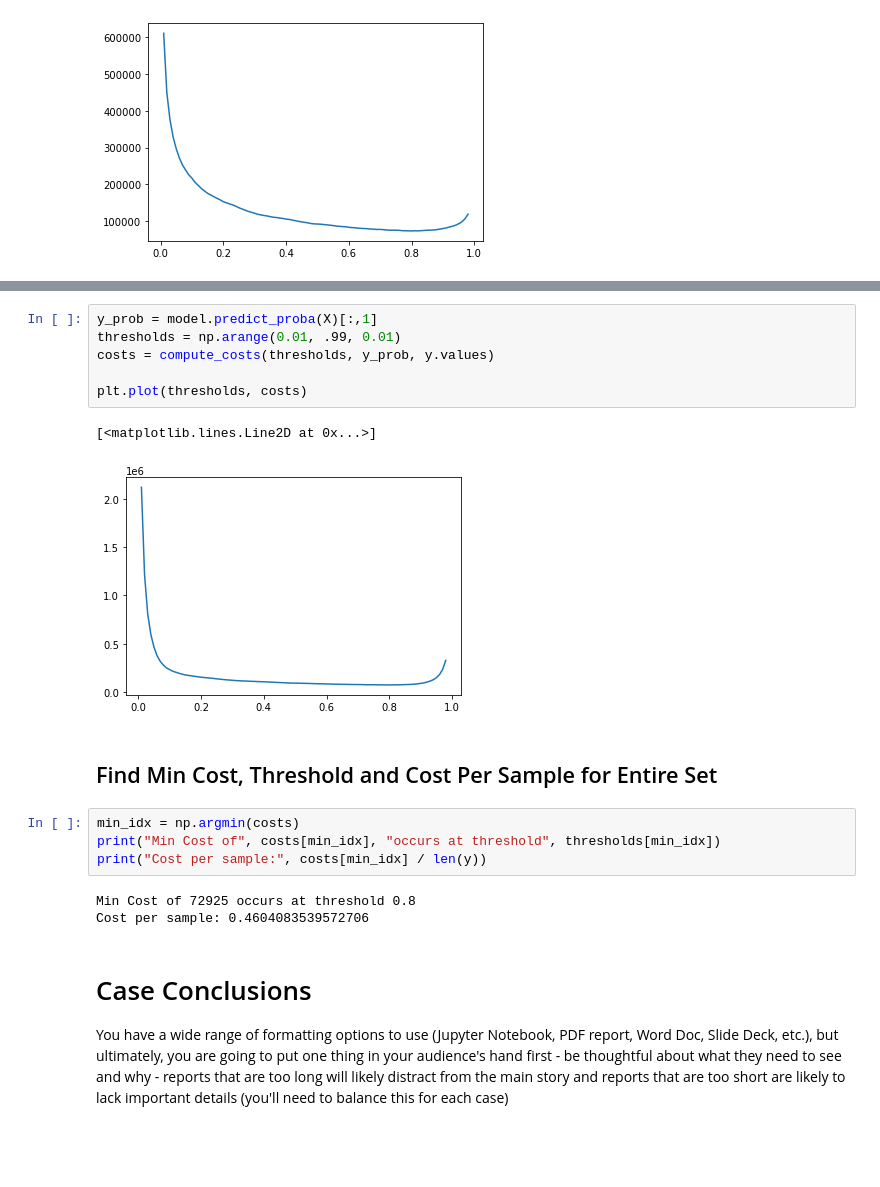
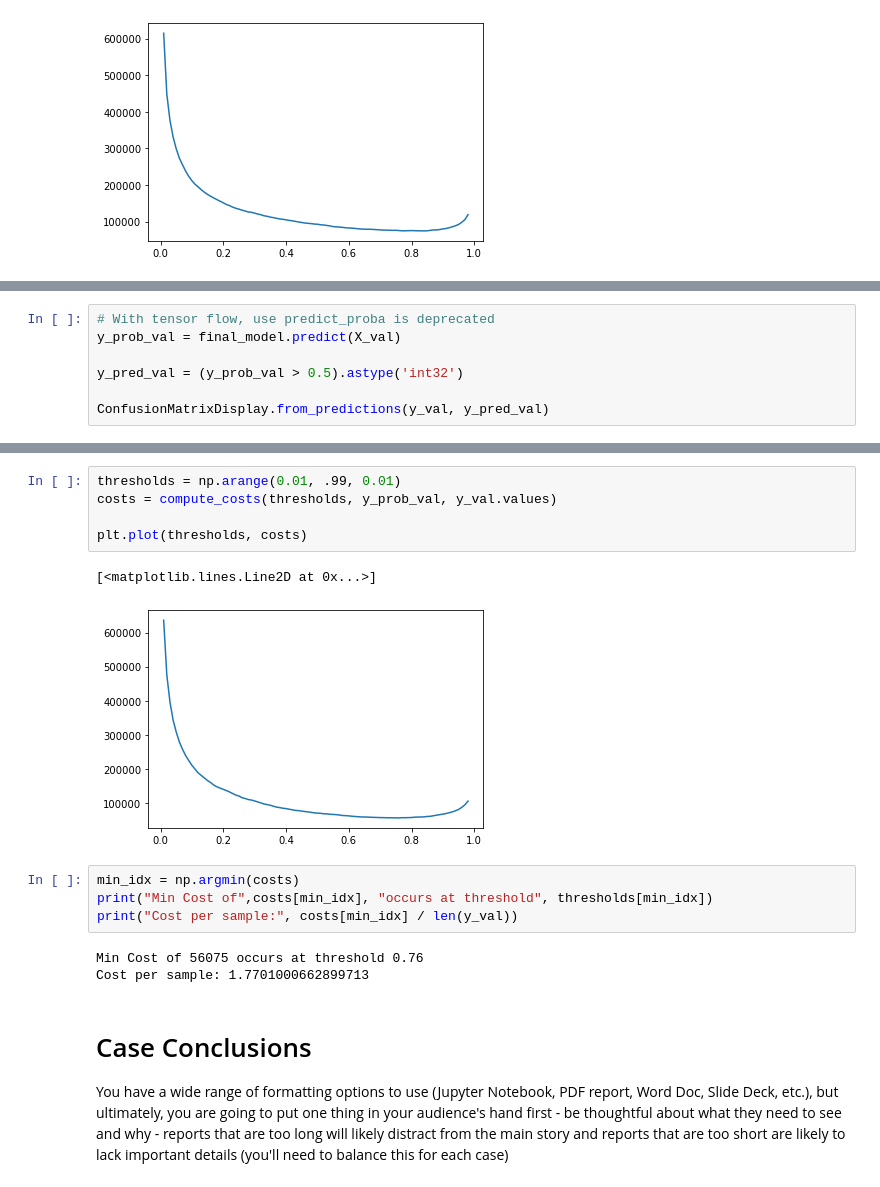
Before and after one commit to bSharpCyclist/MSDS-7333-QTW, a Jupyter notebook: Case Study 7.ipynb, the cells around one changed output, grey strips where cells are left out. Cells and saved outputs as stored; diff of their text form; blank space fills up the shorter version.

```diff
--- a/Case Study 7.ipynb
+++ b/Case Study 7.ipynb
@@ -354,0 +402,7 @@ Cost per sample: 2.2964740048612646
+# %%
+# With tensor flow, use predict_proba is deprecated
+y_prob_val = final_model.predict(X_val)
+
+y_pred_val = (y_prob_val > 0.5).astype('int32')
+
+ConfusionMatrixDisplay.from_predictions(y_val, y_pred_val)
@@ -355,21 +412,18 @@ Cost per sample: 2.2964740048612646
 # %%
-y_prob = model.predict_proba(X)[:,1]
 thresholds = np.arange(0.01, .99, 0.01)
-costs = compute_costs(thresholds, y_prob, y.values)
+costs = compute_costs(thresholds, y_prob_val, y_val.values)
 
 plt.plot(thresholds, costs)
 # %% [output]
 [<matplotlib.lines.Line2D at 0x...>]
-[figure, old version]
+[figure, new version]
-# %% [markdown]
-## Find Min Cost, Threshold and Cost Per Sample for Entire Set
 # %%
 min_idx = np.argmin(costs)
-print("Min Cost of", costs[min_idx], "occurs at threshold", thresholds[min_idx])
-print("Cost per sample:", costs[min_idx] / len(y))
+print("Min Cost of",costs[min_idx], "occurs at threshold", thresholds[min_idx])
+print("Cost per sample:", costs[min_idx] / len(y_val))
 # %% [output]
-Min Cost of 72925 occurs at threshold 0.8
-Cost per sample: 0.4604083539572706
+Min Cost of 56075 occurs at threshold 0.76
+Cost per sample: 1.7701000662899713
 # %% [markdown]
 # Case Conclusions
 
```
Also changed, not shown: parts of 18 cells of this notebook, 2 other files.
